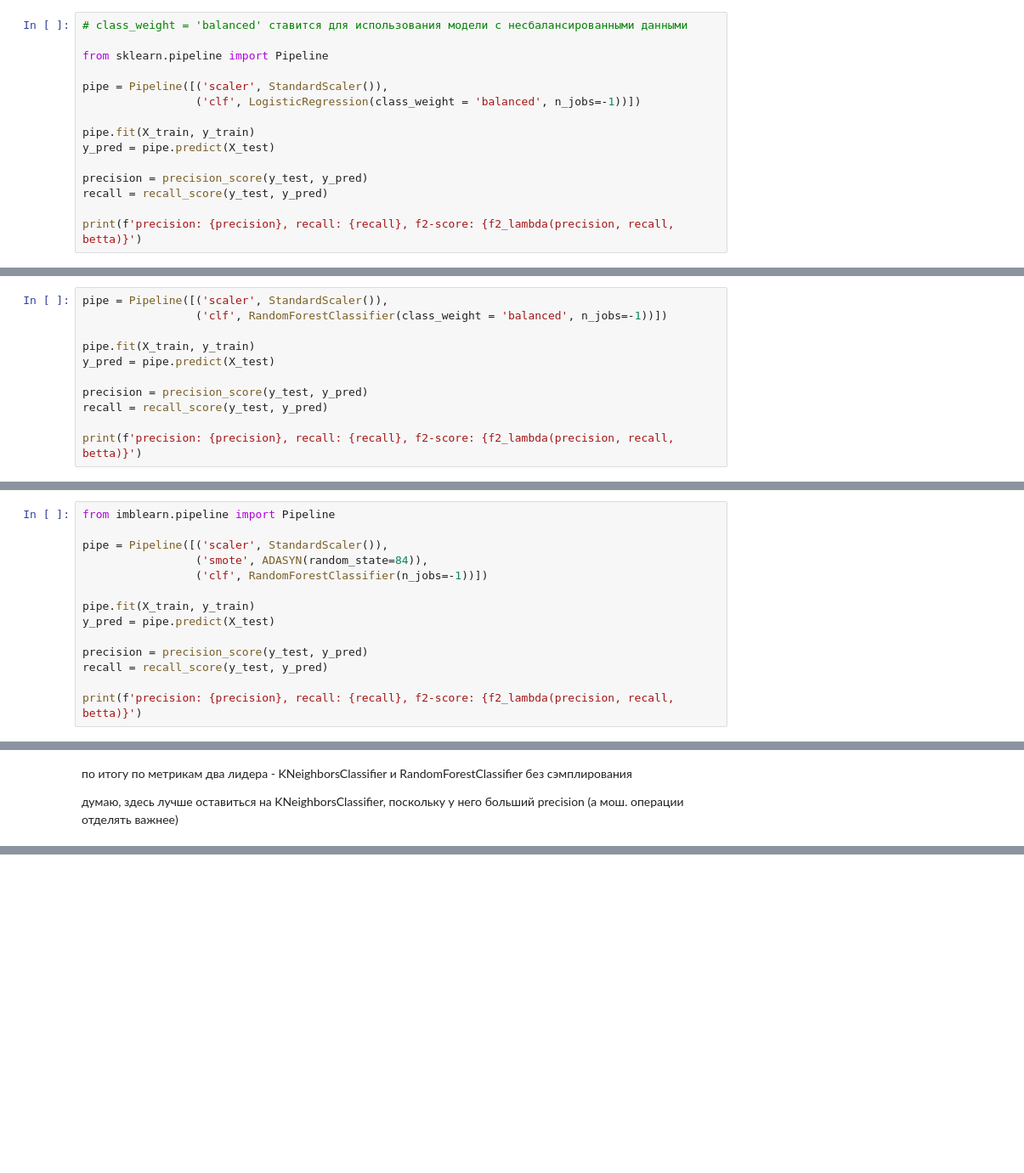
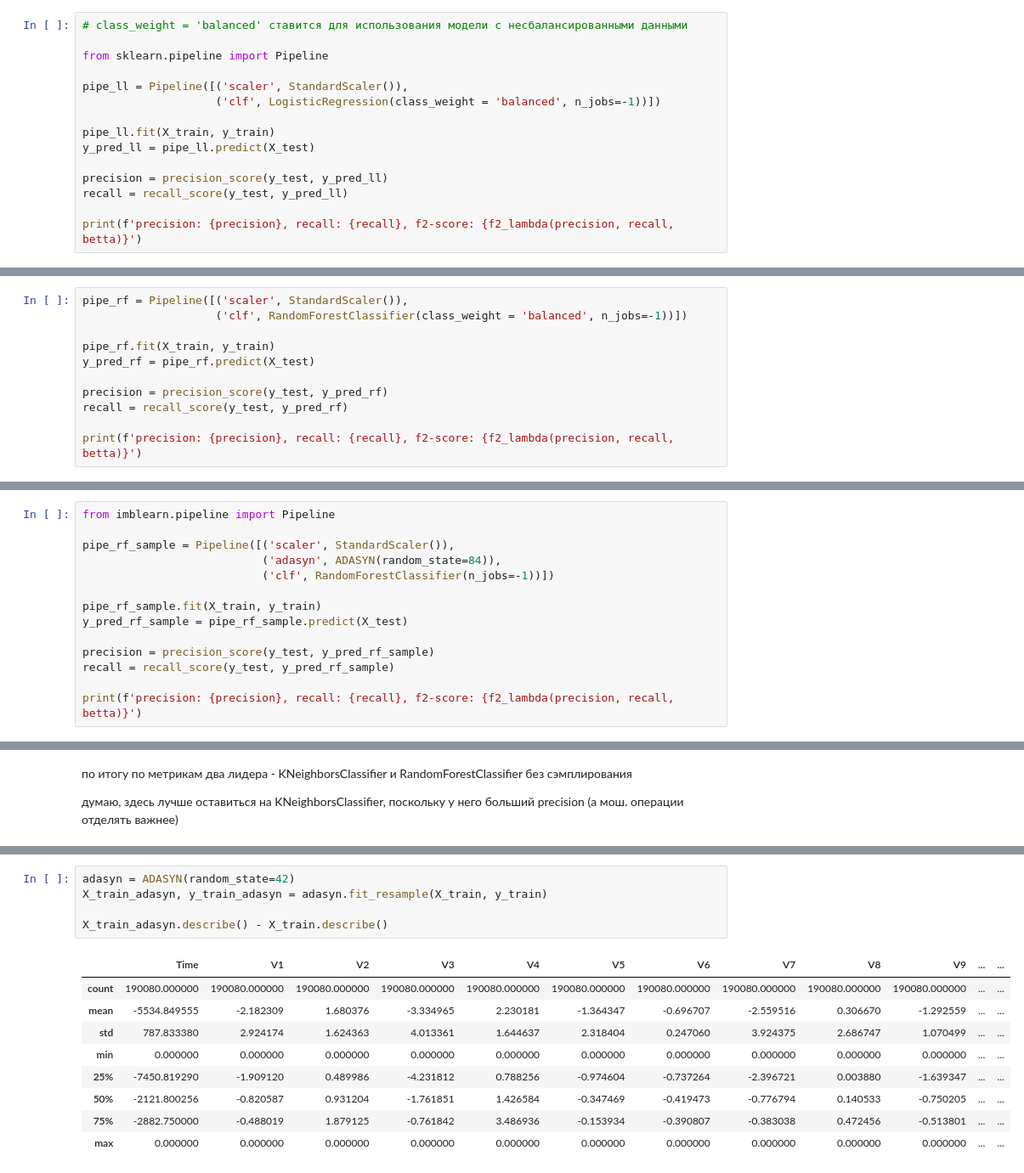
Before and after one commit to Rionling/MachLearn, a Jupyter notebook: Task2_ML/CreditCards.ipynb, the cells around one changed output, grey strips where cells are left out. Shown at 85% size. Cells and saved outputs as stored; diff of their text form; blank space fills up the shorter version.

```diff
--- a/Task2_ML/CreditCards.ipynb
+++ b/Task2_ML/CreditCards.ipynb
@@ -188,27 +188,27 @@ precision: 0.4473684210526316, recall: 0.8395061728395061, f2-score: 0.714285714
 
 from sklearn.pipeline import Pipeline
 
-pipe = Pipeline([('scaler', StandardScaler()),
-                 ('clf', LogisticRegression(class_weight = 'balanced', n_jobs=-1))])
+pipe_ll = Pipeline([('scaler', StandardScaler()),
+                    ('clf', LogisticRegression(class_weight = 'balanced', n_jobs=-1))])
 
-pipe.fit(X_train, y_train)
-y_pred = pipe.predict(X_test)
+pipe_ll.fit(X_train, y_train)
+y_pred_ll = pipe_ll.predict(X_test)
 
-precision = precision_score(y_test, y_pred)
-recall = recall_score(y_test, y_pred)
+precision = precision_score(y_test, y_pred_ll)
+recall = recall_score(y_test, y_pred_ll)
 
 print(f'precision: {precision}, recall: {recall}, f2-score: {f2_lambda(precision, recall, betta)}')
 # %% [output]
 precision: 0.060920016576875256, recall: 0.9074074074074074, f2-score: 0.24011760862463252
 # %%
-pipe = Pipeline([('scaler', StandardScaler()),
-                 ('clf', RandomForestClassifier(class_weight = 'balanced', n_jobs=-1))])
+pipe_rf = Pipeline([('scaler', StandardScaler()),
+                    ('clf', RandomForestClassifier(class_weight = 'balanced', n_jobs=-1))])
 
-pipe.fit(X_train, y_train)
-y_pred = pipe.predict(X_test)
+pipe_rf.fit(X_train, y_train)
+y_pred_rf = pipe_rf.predict(X_test)
 
-precision = precision_score(y_test, y_pred)
-recall = recall_score(y_test, y_pred)
+precision = precision_score(y_test, y_pred_rf)
+recall = recall_score(y_test, y_pred_rf)
 
 print(f'precision: {precision}, recall: {recall}, f2-score: {f2_lambda(precision, recall, betta)}')
 # %% [output]
@@ -216,15 +216,15 @@ precision: 0.9384615384615385, recall: 0.7530864197530864, f2-score: 0.784061696
 # %%
 from imblearn.pipeline import Pipeline
 
-pipe = Pipeline([('scaler', StandardScaler()),
-                 ('smote', ADASYN(random_state=84)),
-                 ('clf', RandomForestClassifier(n_jobs=-1))])
+pipe_rf_sample = Pipeline([('scaler', StandardScaler()),
+                           ('adasyn', ADASYN(random_state=84)),
+                           ('clf', RandomForestClassifier(n_jobs=-1))])
 
-pipe.fit(X_train, y_train)
-y_pred = pipe.predict(X_test)
+pipe_rf_sample.fit(X_train, y_train)
+y_pred_rf_sample = pipe_rf_sample.predict(X_test)
 
-precision = precision_score(y_test, y_pred)
-recall = recall_score(y_test, y_pred)
+precision = precision_score(y_test, y_pred_rf_sample)
+recall = recall_score(y_test, y_pred_rf_sample)
 
 print(f'precision: {precision}, recall: {recall}, f2-score: {f2_lambda(precision, recall, betta)}')
 # %% [output]
@@ -235,0 +271,15 @@ precision: 0.8896551724137931, recall: 0.7962962962962963, f2-score: 0.813366960
+# %%
+adasyn = ADASYN(random_state=42)
+X_train_adasyn, y_train_adasyn = adasyn.fit_resample(X_train, y_train)
+
+X_train_adasyn.describe() - X_train.describe()
+# %% [output]
+|  | Time | V1 | V2 | V3 | V4 | V5 | V6 | V7 | V8 | V9 | ... | ... |
+| count | 190080.000000 | 190080.000000 | 190080.000000 | 190080.000000 | 190080.000000 | 190080.000000 | 190080.000000 | 190080.000000 | 190080.000000 | 190080.000000 | ... | ... |
+| mean | -5534.849555 | -2.182309 | 1.680376 | -3.334965 | 2.230181 | -1.364347 | -0.696707 | -2.559516 | 0.306670 | -1.292559 | ... | ... |
+| std | 787.833380 | 2.924174 | 1.624363 | 4.013361 | 1.644637 | 2.318404 | 0.247060 | 3.924375 | 2.686747 | 1.070499 | ... | ... |
+| min | 0.000000 | 0.000000 | 0.000000 | 0.000000 | 0.000000 | 0.000000 | 0.000000 | 0.000000 | 0.000000 | 0.000000 | ... | ... |
+| 25% | -7450.819290 | -1.909120 | 0.489986 | -4.231812 | 0.788256 | -0.974604 | -0.737264 | -2.396721 | 0.003880 | -1.639347 | ... | ... |
+| 50% | -2121.800256 | -0.820587 | 0.931204 | -1.761851 | 1.426584 | -0.347469 | -0.419473 | -0.776794 | 0.140533 | -0.750205 | ... | ... |
+| 75% | -2882.750000 | -0.488019 | 1.879125 | -0.761842 | 3.486936 | -0.153934 | -0.390807 | -0.383038 | 0.472456 | -0.513801 | ... | ... |
+| max | 0.000000 | 0.000000 | 0.000000 | 0.000000 | 0.000000 | 0.000000 | 0.000000 | 0.000000 | 0.000000 | 0.000000 | ... | ... |
```
Also changed, not shown: parts of 22 cells of this notebook.
